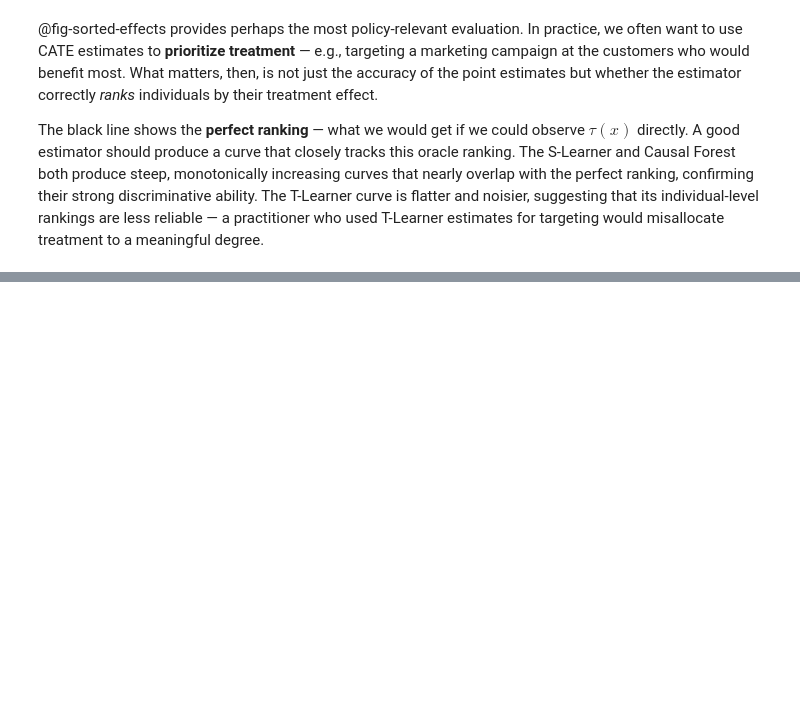
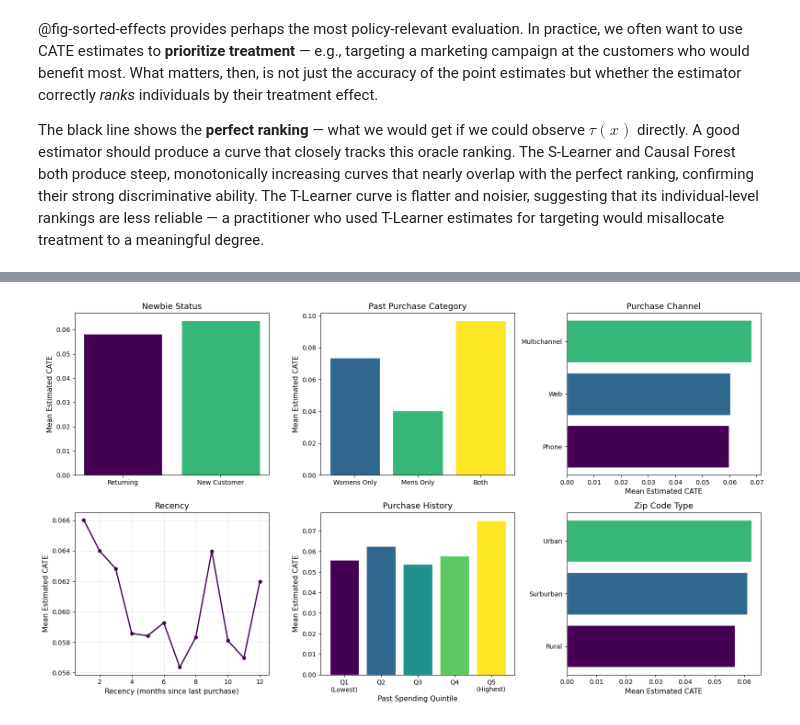
Before and after one commit to dannyredel/dannyredel.github.io, a Jupyter notebook: posts/causal_forests/causal_forests.ipynb, the cells around one changed output, grey strips where cells are left out. Drawn from its saved outputs; the diff is of its cells as text; code cells hidden in the pictures; blank space fills up the shorter version.

```diff
--- a/posts/causal_forests/causal_forests.ipynb
+++ b/posts/causal_forests/causal_forests.ipynb
@@ -492,0 +640,66 @@ The black line shows the **perfect ranking** — what we would get if we could o
+# %%
+#| label: fig-subgroup-cate
+#| fig-cap: "Average estimated CATE by customer subgroup. Cross-category shoppers, new customers, and recent buyers respond most to the email campaign."
+#| code-fold: true
+
+fig, axes = plt.subplots(2, 3, figsize=(16, 9))
+axes = axes.flatten()
+palette = ['#440154', '#35b779']
+
+# 1. Newbie vs Returning
+ax = axes[0]
+groups = df.groupby('newbie')['cate'].mean()
+ax.bar(['Returning', 'New Customer'], groups.values, color=palette, edgecolor='white')
+ax.set_title('Newbie Status', fontsize=13)
+ax.set_ylabel('Mean Estimated CATE', fontsize=11)
+
+# 2. Men's vs Women's past purchases
+ax = axes[1]
+labels = ['Neither', 'Womens Only', 'Mens Only', 'Both']
+vals = [
+    df[(df['mens']==0) & (df['womens']==0)]['cate'].mean(),
+    df[(df['mens']==0) & (df['womens']==1)]['cate'].mean(),
+    df[(df['mens']==1) & (df['womens']==0)]['cate'].mean(),
+    df[(df['mens']==1) & (df['womens']==1)]['cate'].mean(),
+]
+ax.bar(labels, vals, color=['#440154', '#31688e', '#35b779', '#fde725'], edgecolor='white')
+ax.set_title('Past Purchase Category', fontsize=13)
+ax.set_ylabel('Mean Estimated CATE', fontsize=11)
+
+# 3. Channel
+ax = axes[2]
+ch_groups = df.groupby('channel')['cate'].mean().sort_values()
+ax.barh(ch_groups.index, ch_groups.values, color=['#440154', '#31688e', '#35b779'], edgecolor='white')
+ax.set_title('Purchase Channel', fontsize=13)
+ax.set_xlabel('Mean Estimated CATE', fontsize=11)
+
+# 4. Recency
+ax = axes[3]
+rec_groups = df.groupby('recency')['cate'].mean()
+ax.plot(rec_groups.index, rec_groups.values, 'o-', color='#440154', linewidth=2, markersize=5)
+ax.set_xlabel('Recency (months since last purchase)', fontsize=11)
+ax.set_ylabel('Mean Estimated CATE', fontsize=11)
+ax.set_title('Recency', fontsize=13)
+ax.grid(True, alpha=0.3)
+
+# 5. History (spending)
+ax = axes[4]
+df['history_bin'] = pd.qcut(df['history'], 5, labels=['Q1\n(Lowest)', 'Q2', 'Q3', 'Q4', 'Q5\n(Highest)'])
+hist_groups = df.groupby('history_bin', observed=True)['cate'].mean()
+ax.bar(hist_groups.index, hist_groups.values,
+       color=['#440154', '#31688e', '#21918c', '#5ec962', '#fde725'], edgecolor='white')
+ax.set_xlabel('Past Spending Quintile', fontsize=11)
+ax.set_ylabel('Mean Estimated CATE', fontsize=11)
+ax.set_title('Purchase History', fontsize=13)
+
+# 6. Zip Code
+ax = axes[5]
+zip_groups = df.groupby('zip_code')['cate'].mean().sort_values()
+ax.barh(zip_groups.index, zip_groups.values, color=['#440154', '#31688e', '#35b779'], edgecolor='white')
+ax.set_title('Zip Code Type', fontsize=13)
+ax.set_xlabel('Mean Estimated CATE', fontsize=11)
+
+plt.tight_layout()
+plt.show()
+# %% [output]
+[figure, added]
```
Also changed, not shown: parts of 17 cells of this notebook, 24 other files.
